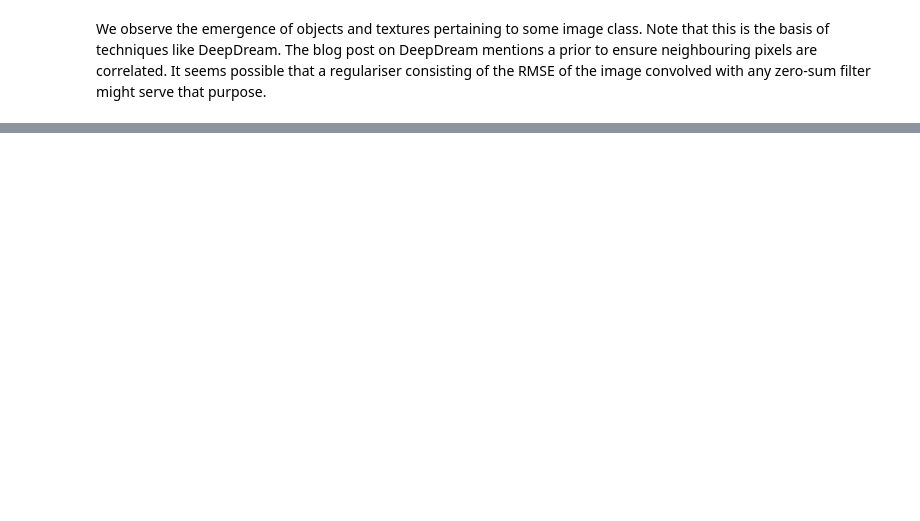
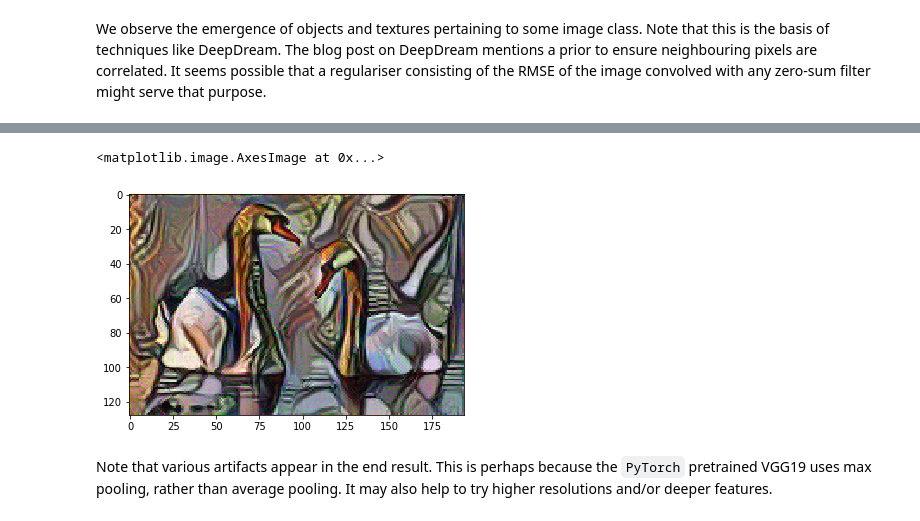
Before and after one commit to jcboyd/vgg-fun, a Jupyter notebook: vgg.ipynb, the cells around one changed output, grey strips where cells are left out. Saved outputs shown, nothing was run; the diff lists cells and outputs as text; code cells hidden in the pictures; blank space fills up the shorter version.

```diff
--- a/vgg.ipynb
+++ b/vgg.ipynb
@@ -345,0 +368,11 @@ We observe the emergence of objects and textures pertaining to some image class.
+# %%
+scaled_size = 128
+
+preprocess = transforms.Compose([
+    transforms.ToPILImage(),
+    transforms.Resize(scaled_size),
+    transforms.ToTensor(),
+])
+
+content_img = preprocess(content_img)[None, ...]
+style_img = preprocess(style_img)[None, ...]
@@ -345,0 +492,10 @@ We observe the emergence of objects and textures pertaining to some image class.
+# %%
+fig, ax = plt.subplots(figsize=(6, 6))
+
+img = x[0].detach().permute(1, 2, 0).numpy()
+plt.imshow(img)
+# %% [output]
+<matplotlib.image.AxesImage at 0x...>
+[figure, added]
+# %% [markdown]
+Note that various artifacts appear in the end result. This is perhaps because the `PyTorch` pretrained VGG19 uses max pooling, rather than average pooling. It may also help to try higher resolutions and/or deeper features.
```
Also changed, not shown: parts of 15 cells of this notebook, 4 other files.
